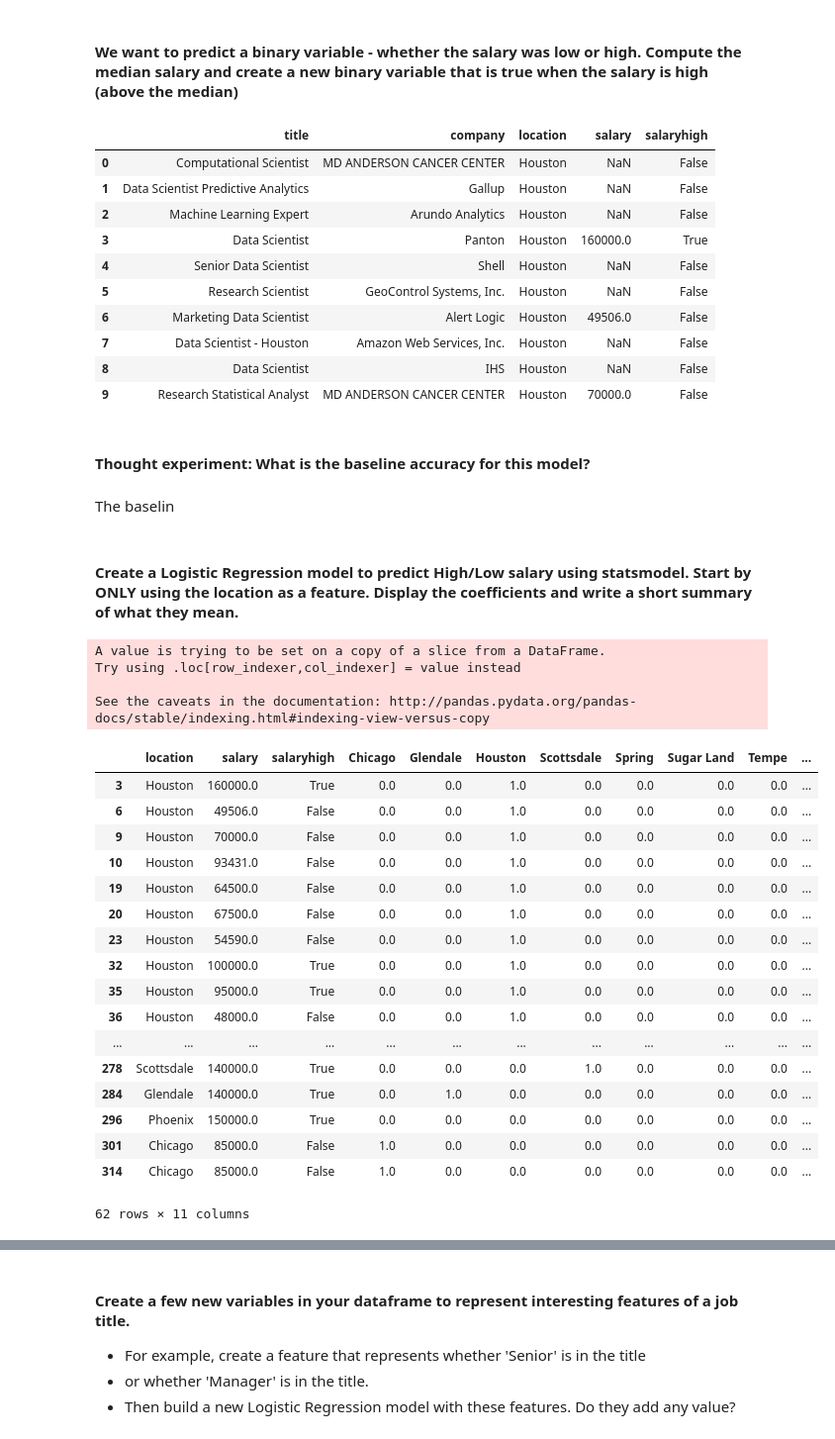
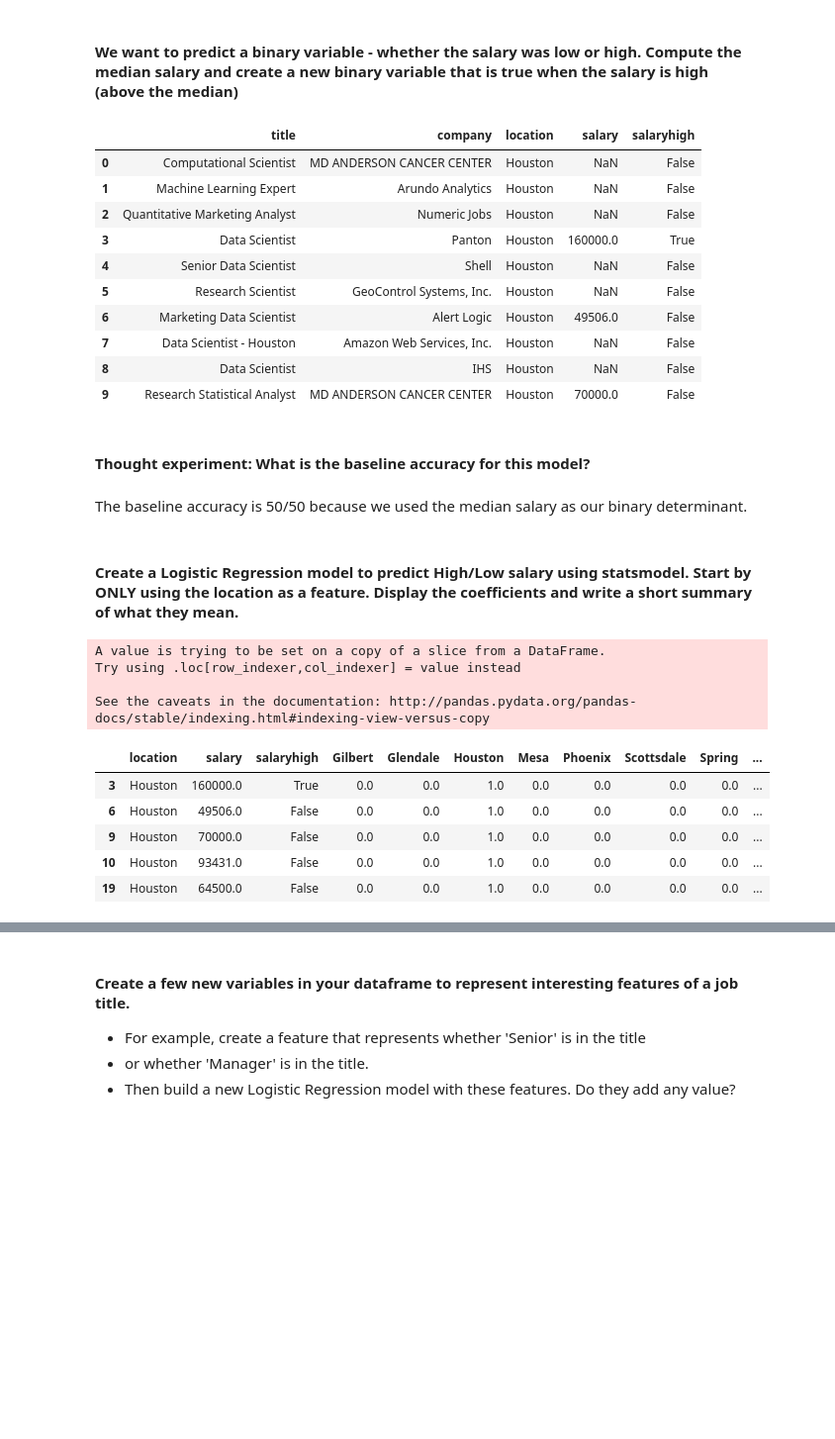
Before and after one commit to tptirrell/DSI-Projects, a Jupyter notebook: Project 4.ipynb, the cells around one changed output, grey strips where cells are left out. Shown at 99% size. Cells and saved outputs as stored; diff of their text form; code cells hidden in the pictures; blank space fills up the shorter version.

```diff
--- a/Project 4.ipynb
+++ b/Project 4.ipynb
@@ -22,7 +22,7 @@ Notice, each job listing is underneath a `div` tag with a class name of `result`
 # %% [markdown]
 #### Setup a request (using `requests`) to the URL below. Use BeautifulSoup to parse the page and extract all results (HINT: Look for div tags with class name result)
 # %%
-url = 'http://www.indeed.com/jobs?q=data+scientist&l=nyc&start=30'
+url = 'http://www.indeed.com/jobs?q=data+scientist&l=nyc&start=10'
 # %%
 import pandas as pd
 import numpy as np
@@ -169,12 +172,12 @@ There are two query parameters here we can alter to collect more results, the `l
 
 url_template = 'http://www.indeed.com/jobs?q=data+scientist&l={}&start={}'
 
-max_results_per_city = 100
+max_results_per_city = 500
 
 results = [[],[],[],[]]
 
 for city in set(['New+York', 'Chicago', 'San+Francisco', 'Austin', 'Miami', 'Atlanta','Los+Angeles', 'Chicago'\
-                 'Houston','Philadelphia','Phoenix','Houston','San+Diego']):
+                 'Houston','Seattle','Phoenix','Houston','San+Diego']):
     for start in range(0, max_results_per_city, 10):
         response = requests.get(url_template.format(city,start))
         page = response.text
@@ -335,8 +340,8 @@ df.head(10)
 # %% [output]
 |  | title | company | location | salary | salaryhigh |
 | 0 | Computational Scientist | MD ANDERSON CANCER CENTER | Houston | NaN | False |
-| 1 | Data Scientist Predictive Analytics | Gallup | Houston | NaN | False |
-| 2 | Machine Learning Expert | Arundo Analytics | Houston | NaN | False |
+| 1 | Machine Learning Expert | Arundo Analytics | Houston | NaN | False |
+| 2 | Quantitative Marketing Analyst | Numeric Jobs | Houston | NaN | False |
 | 3 | Data Scientist | Panton | Houston | 160000.0 | True |
 | 4 | Senior Data Scientist | Shell | Houston | NaN | False |
 | 5 | Research Scientist | GeoControl Systems, Inc. | Houston | NaN | False |
@@ -346,46 +351,34 @@ df.head(10)
 | 9 | Research Statistical Analyst | MD ANDERSON CANCER CENTER | Houston | 70000.0 | False |
 # %% [markdown]
 #### Thought experiment: What is the baseline accuracy for this model?
-# %% [markdown]
-The baselin
+# %% [markdown]
+The baseline accuracy is 50/50 because we used the median salary as our binary determinant.
 # %% [markdown]
 #### Create a Logistic Regression model to predict High/Low salary using statsmodel. Start by ONLY using the location as a feature. Display the coefficients and write a short summary of what they mean.
 # %%
 #location, salary, and the boolean salary variable have been pulled out and dummy variables created for each location.
 
 
 tempdf = df[df['salary']>0]
 locationdf = tempdf[['location','salary','salaryhigh']]
 
 
 locationdf['key'] = range(len(locationdf['location']))
 locationdf = pd.concat([locationdf.drop('key',axis=1),pd.get_dummies(locationdf['location'])], axis = 1)
 locationdf['constant'] = 1
-del locationdf['Phoenix']
-locationdf
+#del locationdf['Spring']
+locationdf.head()
 # %% [output]
 A value is trying to be set on a copy of a slice from a DataFrame.
 Try using .loc[row_indexer,col_indexer] = value instead
 
 See the caveats in the documentation: http://pandas.pydata.org/pandas-docs/stable/indexing.html#indexing-view-versus-copy
-|  | location | salary | salaryhigh | Chicago | Glendale | Houston | Scottsdale | Spring | Sugar Land | Tempe | ... |
+|  | location | salary | salaryhigh | Gilbert | Glendale | Houston | Mesa | Phoenix | Scottsdale | Spring | ... |
 | 3 | Houston | 160000.0 | True | 0.0 | 0.0 | 1.0 | 0.0 | 0.0 | 0.0 | 0.0 | ... |
 | 6 | Houston | 49506.0 | False | 0.0 | 0.0 | 1.0 | 0.0 | 0.0 | 0.0 | 0.0 | ... |
 | 9 | Houston | 70000.0 | False | 0.0 | 0.0 | 1.0 | 0.0 | 0.0 | 0.0 | 0.0 | ... |
 | 10 | Houston | 93431.0 | False | 0.0 | 0.0 | 1.0 | 0.0 | 0.0 | 0.0 | 0.0 | ... |
 | 19 | Houston | 64500.0 | False | 0.0 | 0.0 | 1.0 | 0.0 | 0.0 | 0.0 | 0.0 | ... |
-| 20 | Houston | 67500.0 | False | 0.0 | 0.0 | 1.0 | 0.0 | 0.0 | 0.0 | 0.0 | ... |
-| 23 | Houston | 54590.0 | False | 0.0 | 0.0 | 1.0 | 0.0 | 0.0 | 0.0 | 0.0 | ... |
-| 32 | Houston | 100000.0 | True | 0.0 | 0.0 | 1.0 | 0.0 | 0.0 | 0.0 | 0.0 | ... |
-| 35 | Houston | 95000.0 | True | 0.0 | 0.0 | 1.0 | 0.0 | 0.0 | 0.0 | 0.0 | ... |
-| 36 | Houston | 48000.0 | False | 0.0 | 0.0 | 1.0 | 0.0 | 0.0 | 0.0 | 0.0 | ... |
-| ... | ... | ... | ... | ... | ... | ... | ... | ... | ... | ... | ... |
-| 278 | Scottsdale | 140000.0 | True | 0.0 | 0.0 | 0.0 | 1.0 | 0.0 | 0.0 | 0.0 | ... |
-| 284 | Glendale | 140000.0 | True | 0.0 | 1.0 | 0.0 | 0.0 | 0.0 | 0.0 | 0.0 | ... |
-| 296 | Phoenix | 150000.0 | True | 0.0 | 0.0 | 0.0 | 0.0 | 0.0 | 0.0 | 0.0 | ... |
-| 301 | Chicago | 85000.0 | False | 1.0 | 0.0 | 0.0 | 0.0 | 0.0 | 0.0 | 0.0 | ... |
-| 314 | Chicago | 85000.0 | False | 1.0 | 0.0 | 0.0 | 0.0 | 0.0 | 0.0 | 0.0 | ... |
-62 rows × 11 columns
 # %%
 #sets target and data variables and prints shape
 
```
Also changed, not shown: parts of 46 cells of this notebook.
